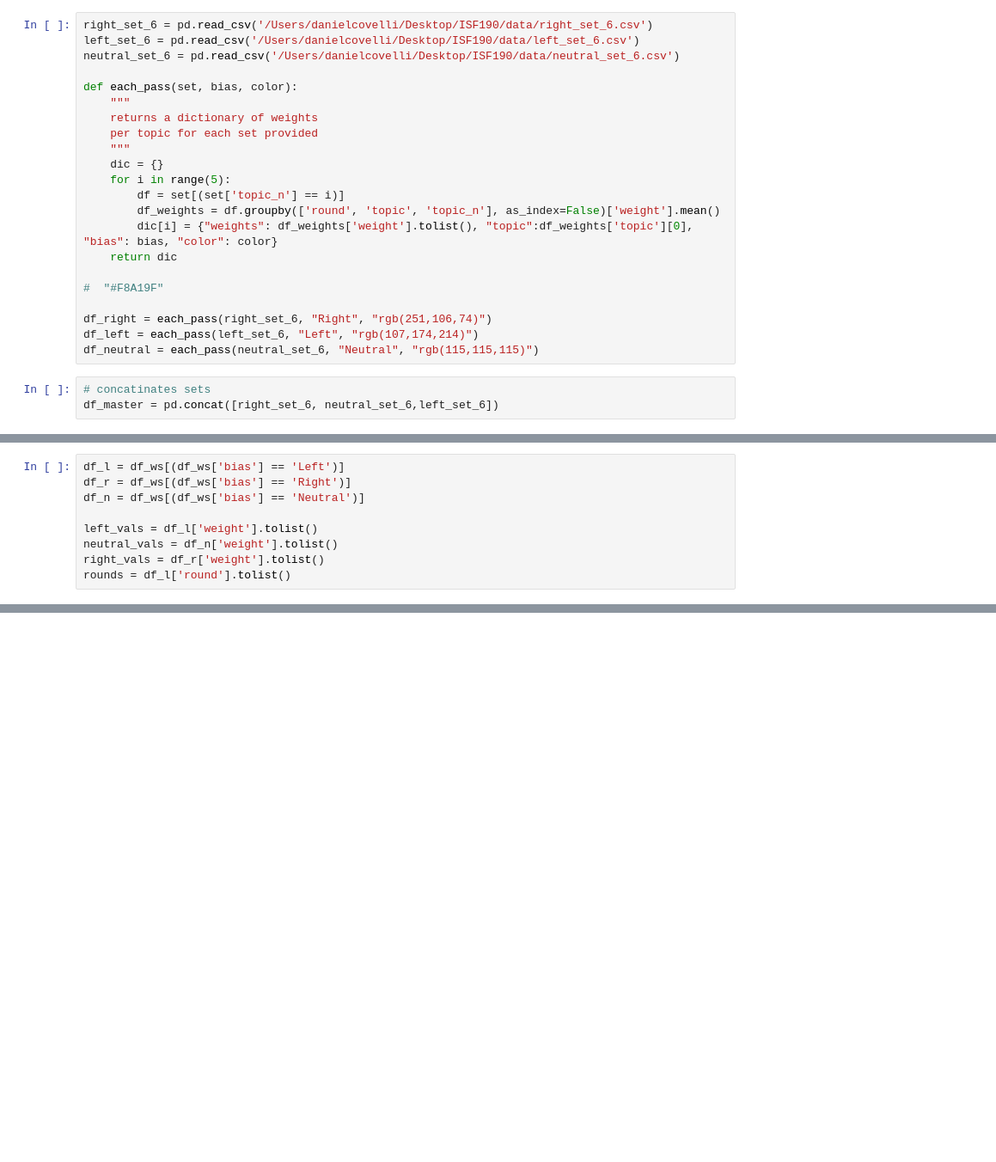
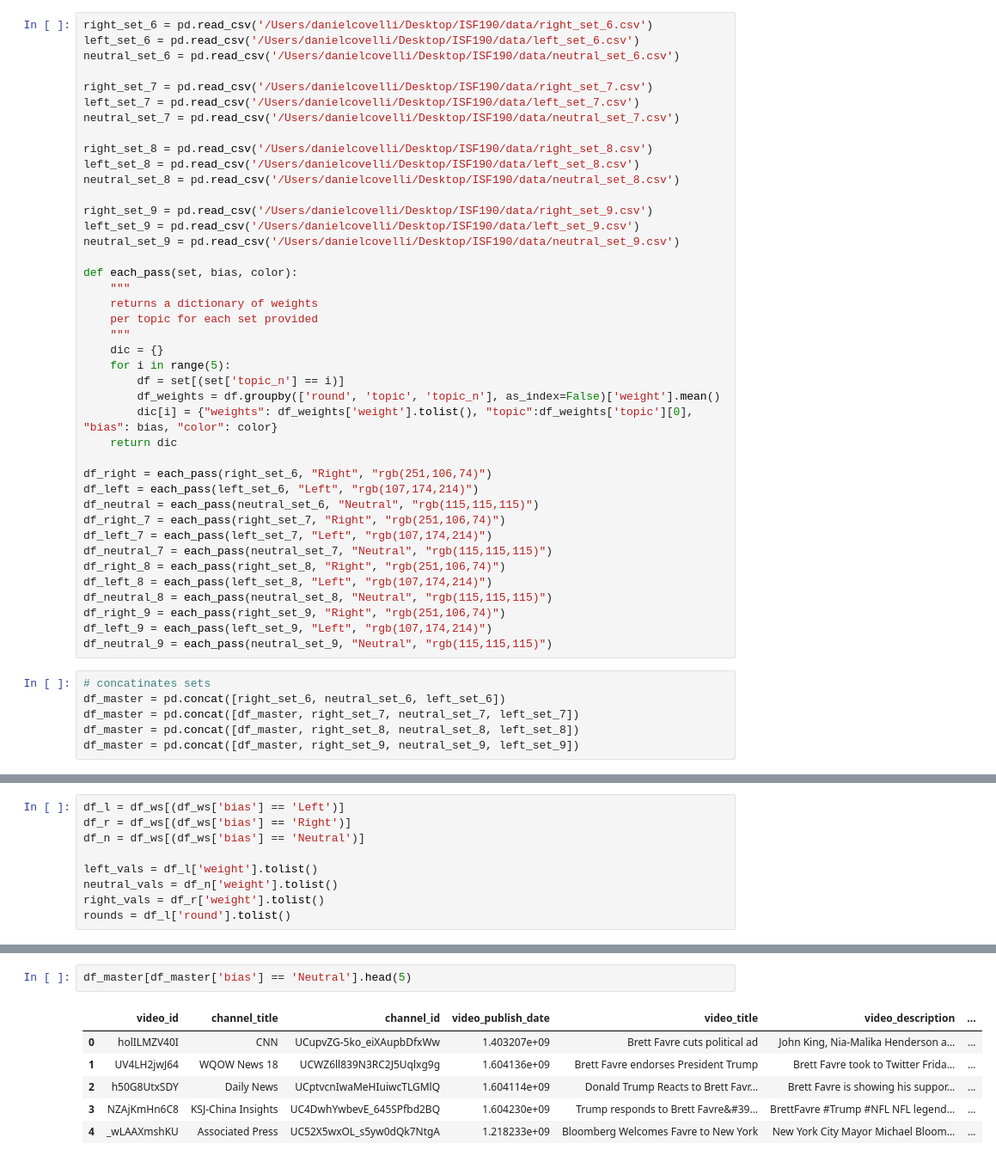
Before and after one commit to daniel-covelli/senior-thesis, a Jupyter notebook: script/viz.ipynb, the cells around one changed output, grey strips where cells are left out. Shown at 86% size. Saved outputs shown, nothing was run; the diff lists cells and outputs as text; blank space fills up the shorter version.

Commit message:
add tables

```diff
--- a/script/viz.ipynb
+++ b/script/viz.ipynb
@@ -7,6 +9,18 @@ import plotly.graph_objects as go
 right_set_6 = pd.read_csv('/Users/danielcovelli/Desktop/ISF190/data/right_set_6.csv')
 left_set_6 = pd.read_csv('/Users/danielcovelli/Desktop/ISF190/data/left_set_6.csv')
 neutral_set_6 = pd.read_csv('/Users/danielcovelli/Desktop/ISF190/data/neutral_set_6.csv')
+
+right_set_7 = pd.read_csv('/Users/danielcovelli/Desktop/ISF190/data/right_set_7.csv')
+left_set_7 = pd.read_csv('/Users/danielcovelli/Desktop/ISF190/data/left_set_7.csv')
+neutral_set_7 = pd.read_csv('/Users/danielcovelli/Desktop/ISF190/data/neutral_set_7.csv')
+
+right_set_8 = pd.read_csv('/Users/danielcovelli/Desktop/ISF190/data/right_set_8.csv')
+left_set_8 = pd.read_csv('/Users/danielcovelli/Desktop/ISF190/data/left_set_8.csv')
+neutral_set_8 = pd.read_csv('/Users/danielcovelli/Desktop/ISF190/data/neutral_set_8.csv')
+
+right_set_9 = pd.read_csv('/Users/danielcovelli/Desktop/ISF190/data/right_set_9.csv')
+left_set_9 = pd.read_csv('/Users/danielcovelli/Desktop/ISF190/data/left_set_9.csv')
+neutral_set_9 = pd.read_csv('/Users/danielcovelli/Desktop/ISF190/data/neutral_set_9.csv')
 
 def each_pass(set, bias, color):
     """
@@ -20,14 +34,24 @@ def each_pass(set, bias, color):
         dic[i] = {"weights": df_weights['weight'].tolist(), "topic":df_weights['topic'][0], "bias": bias, "color": color}
     return dic
 
-#  "#F8A19F"
-
 df_right = each_pass(right_set_6, "Right", "rgb(251,106,74)")
 df_left = each_pass(left_set_6, "Left", "rgb(107,174,214)")
 df_neutral = each_pass(neutral_set_6, "Neutral", "rgb(115,115,115)")
+df_right_7 = each_pass(right_set_7, "Right", "rgb(251,106,74)")
+df_left_7 = each_pass(left_set_7, "Left", "rgb(107,174,214)")
+df_neutral_7 = each_pass(neutral_set_7, "Neutral", "rgb(115,115,115)")
+df_right_8 = each_pass(right_set_8, "Right", "rgb(251,106,74)")
+df_left_8 = each_pass(left_set_8, "Left", "rgb(107,174,214)")
+df_neutral_8 = each_pass(neutral_set_8, "Neutral", "rgb(115,115,115)")
+df_right_9 = each_pass(right_set_9, "Right", "rgb(251,106,74)")
+df_left_9 = each_pass(left_set_9, "Left", "rgb(107,174,214)")
+df_neutral_9 = each_pass(neutral_set_9, "Neutral", "rgb(115,115,115)")
 # %%
 # concatinates sets
-df_master = pd.concat([right_set_6, neutral_set_6,left_set_6])
+df_master = pd.concat([right_set_6, neutral_set_6, left_set_6])
+df_master = pd.concat([df_master, right_set_7, neutral_set_7, left_set_7])
+df_master = pd.concat([df_master, right_set_8, neutral_set_8, left_set_8])
+df_master = pd.concat([df_master, right_set_9, neutral_set_9, left_set_9])
 # %%
 # agg mean at each round for bots
 df_ws = df_master.groupby(['bias','round'], as_index=False)['weight'].mean()
@@ -206,0 +164,9 @@ fig.show()
+# %%
+df_master[df_master['bias'] == 'Neutral'].head(5)
+# %% [output]
+|  | video_id | channel_title | channel_id | video_publish_date | video_title | video_description | ... |
+| 0 | holILMZV40I | CNN | UCupvZG-5ko_eiXAupbDfxWw | 1.403207e+09 | Brett Favre cuts political ad | John King, Nia-Malika Henderson a... | ... |
+| 1 | UV4LH2jwJ64 | WQOW News 18 | UCWZ6ll839N3RC2J5Uqlxg9g | 1.604136e+09 | Brett Favre endorses President Trump | Brett Favre took to Twitter Frida... | ... |
+| 2 | h50G8UtxSDY | Daily News | UCptvcnIwaMeHIuiwcTLGMlQ | 1.604114e+09 | Donald Trump Reacts to Brett Favr... | Brett Favre is showing his suppor... | ... |
+| 3 | NZAjKmHn6C8 | KSJ-China Insights | UC4DwhYwbevE_645SPfbd2BQ | 1.604230e+09 | Trump responds to Brett Favre&#39... | BrettFavre #Trump #NFL NFL legend... | ... |
+| 4 | _wLAAXmshKU | Associated Press | UC52X5wxOL_s5yw0dQk7NtgA | 1.218233e+09 | Bloomberg Welcomes Favre to New York | New York City Mayor Michael Bloom... | ... |
```
Also changed, not shown: parts of 26 cells of this notebook, 10 other files.
